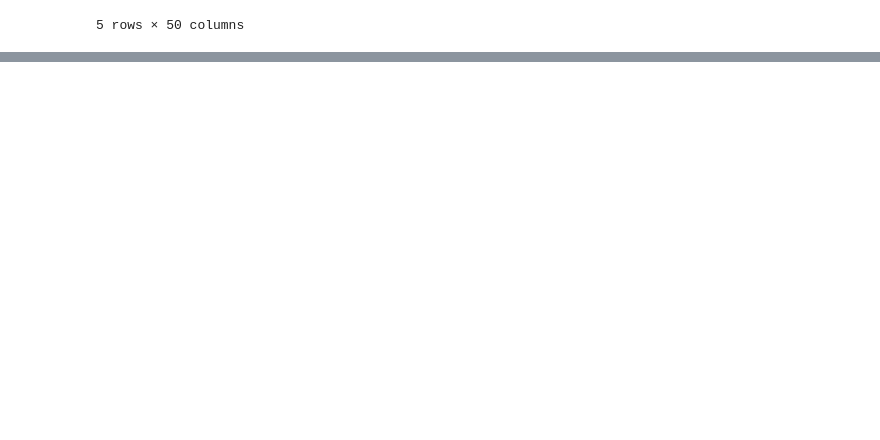
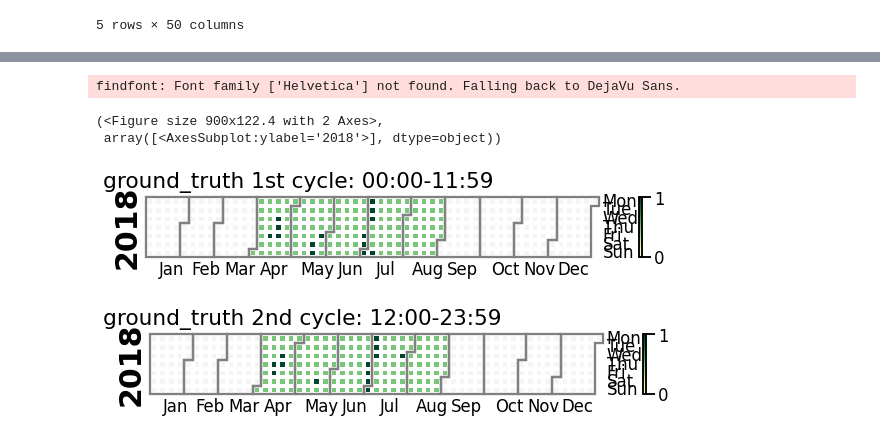
Before and after one commit to NicolaRonzoni/System-for-anomaly-detection, a Jupyter notebook: Anomaly detection.ipynb, the cells around one changed output, grey strips where cells are left out. Saved outputs shown, nothing was run; the diff lists cells and outputs as text; code cells hidden in the pictures; blank space fills up the shorter version.

```diff
--- a/Anomaly detection.ipynb
+++ b/Anomaly detection.ipynb
@@ -340,4 +273,0 @@ fake_index
-# %%
-# change the index of the dataframe
-df1['timeIndex']=pd.to_datetime(fake_index)
-df1=df1.set_index('timeIndex')
@@ -402,5 +281,7 @@ res= res.asfreq('D')
+# %%
+res3=ground_truth(2,ground_truth3)
 # %%
-res1=pd.Series(data=None,index=pd.date_range(start='4/1/2018', end='4/11/2018'))
-res2=pd.Series(data=None,index=pd.date_range(start='7/26/2018', end='8/31/2018'))
+res1=pd.Series(data=None,index=pd.date_range(start='4/1/2018', end='4/12/2018',freq='12h'))
+res2=pd.Series(data=None,index=pd.date_range(start='7/26/2018', end='8/31/2018 12:00:00',freq='12h'))
 # %%
 # concatenate the three series, lenght 153 days
@@ -526,0 +298,9 @@ len(result_00[3])
+# %%
+calplot.calplot(ground_truth.between_time(between(2)[0],between(2)[1]),yearlabel_kws={'color': 'black'}, cmap='YlGn', suptitle='ground_truth 1st cycle: 00:00-11:59', linewidth=2.3,dropzero=True,vmin=0)
+calplot.calplot(ground_truth.between_time(between(2)[2],between(2)[3]),yearlabel_kws={'color': 'black'}, cmap='YlGn', suptitle='ground_truth 2nd cycle: 12:00-23:59', linewidth=2.3,dropzero=True,vmin=0)
+# %% [output]
+findfont: Font family ['Helvetica'] not found. Falling back to DejaVu Sans.
+(<Figure size 900x122.4 with 2 Axes>,
+ array([<AxesSubplot:ylabel='2018'>], dtype=object))
+[figure, added]
+[figure, added]
```
Also changed, not shown: parts of 98 cells of this notebook.
